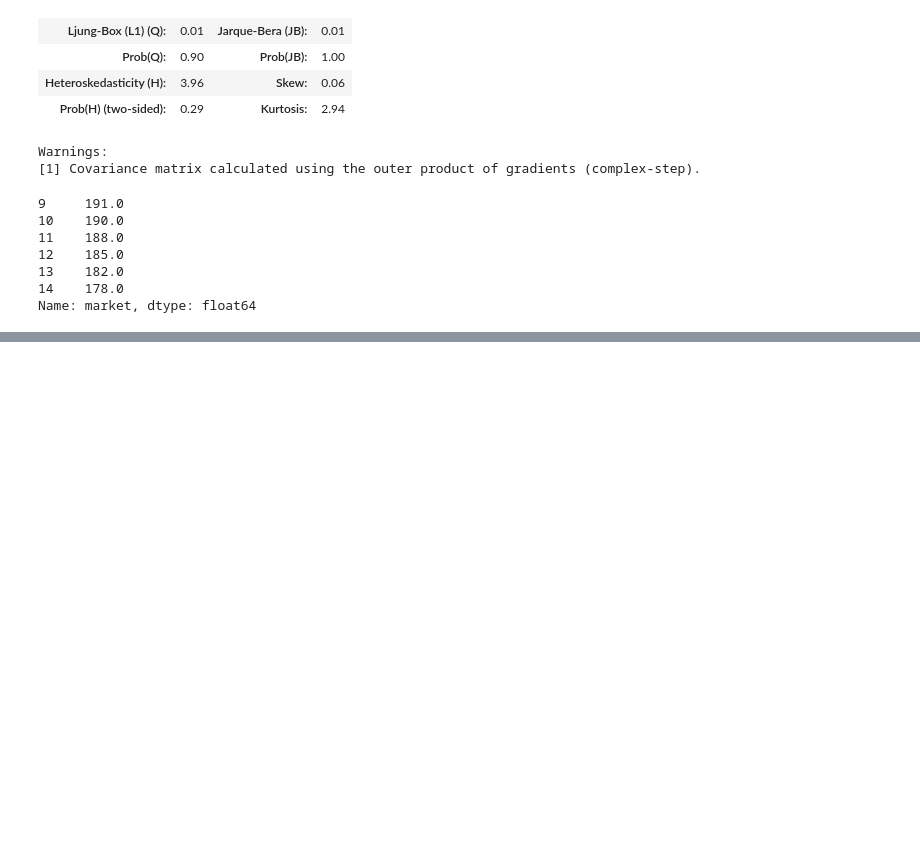
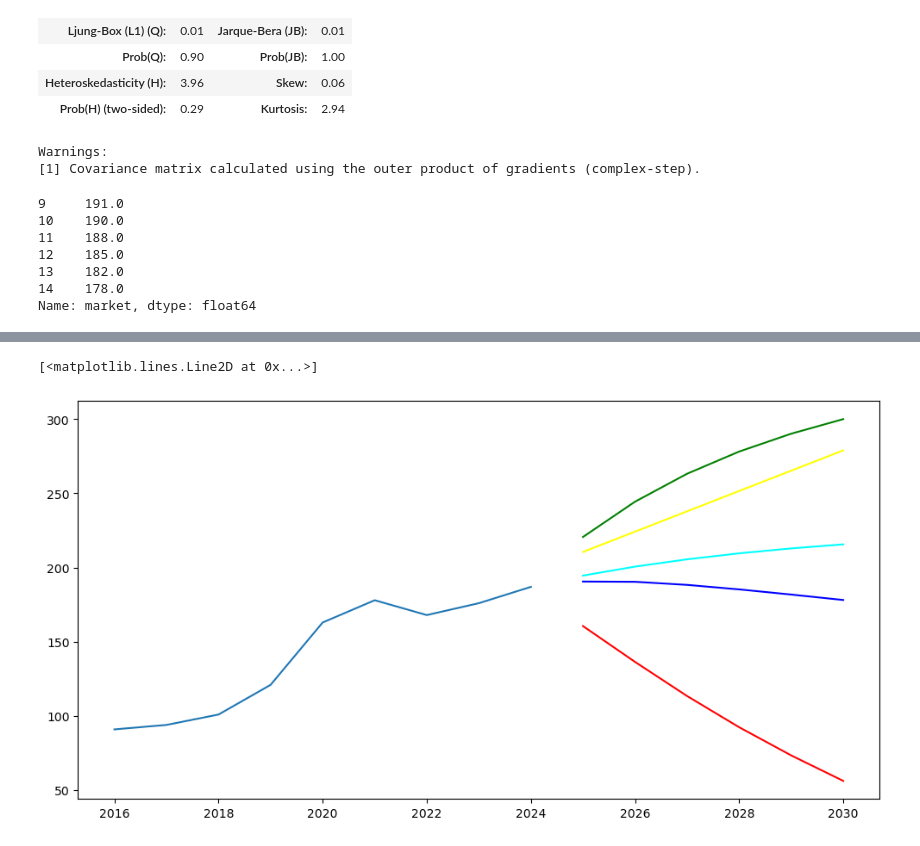
Before and after one commit to timoteolake/FinancialEconometrics, a Jupyter notebook: russian_gaming.ipynb, the cells around one changed output, grey strips where cells are left out. Saved outputs shown, nothing was run; the diff lists cells and outputs as text; code cells hidden in the pictures; blank space fills up the shorter version.

```diff
--- a/russian_gaming.ipynb
+++ b/russian_gaming.ipynb
@@ -209,0 +222,4 @@ Name: market, dtype: float64
+# %%
+baseline = y_pred_arima
+optimistic = pred_ints[('market', 0.95, 'upper')]
+pessimistic = pred_ints[('market', 0.95, 'lower')]
@@ -209,0 +246,11 @@ Name: market, dtype: float64
+# %%
+plt.figure(figsize=(12, 6))
+plt.plot(df['year'], df['market'], label='Данные 2016-2024')
+plt.plot(future_years['year'], future_years['forecast_year'], label='Линейный прогноз 2025-2030', color='yellow')
+plt.plot(y_pred_arima.index+2016, baseline, label='Базовый прогноз ARIMA 2025-2030', color='blue')
+plt.plot(y_pred_arima.index+2016, optimistic, label='Оптимистичный прогноз ARIMA 2025-2030', color='green')
+plt.plot(y_pred_arima.index+2016, pessimistic, label='Пессимистичный прогноз ARIMA 2025-2030', color='red')
+plt.plot(y_pred_garch.index+2016, y_pred_garch, label='Волатильность GARCH', color='cyan')
+# %% [output]
+[<matplotlib.lines.Line2D at 0x...>]
+[figure, added]
```
Also changed, not shown: parts of 9 cells of this notebook.
